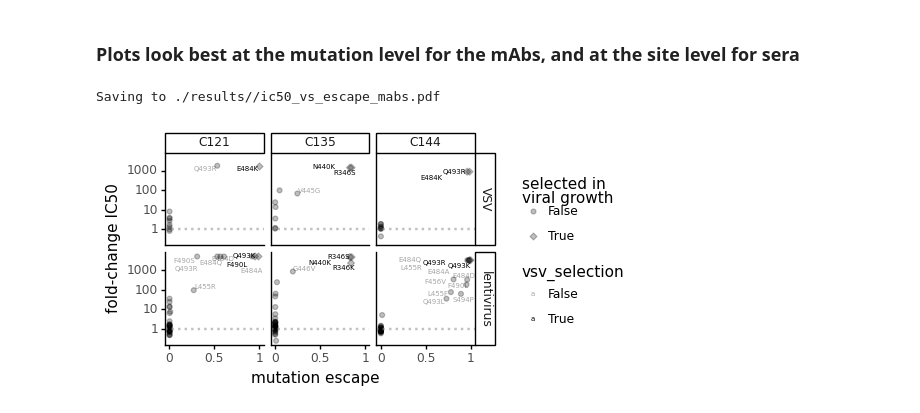
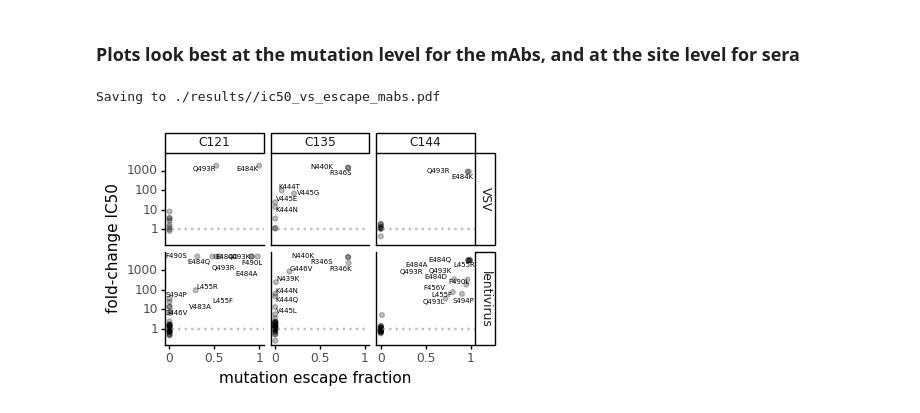
Before and after one commit to jbloomlab/SARS-CoV-2-RBD_MAP_Rockefeller, a Jupyter notebook: experimental_data/neutralization_plots.ipynb, the cells around one changed output. Saved outputs shown, nothing was run; the diff lists cells and outputs as text; code cells hidden in the pictures.

Commit message:
tweaks to figures comparing escape maps and neuts

```diff
--- a/experimental_data/neutralization_plots.ipynb
+++ b/experimental_data/neutralization_plots.ipynb
@@ -118,6 +134,10 @@ foldchange['mutation'] = foldchange['genotype'].str.slice(4, 5)
 foldchange['genotype'] = foldchange['genotype'].replace(regex=r'WT_1D7', value='WT')
 foldchange['genotype'] = foldchange['genotype'].replace(regex=r'WT_2E1', value='WT')
 
+# also assign column 'domain' to be 'NTD' if site is in ['148', '150', '151']
+# foldchange['domain'] = np.where(lambda x: foldchange['site'].isin ['148', '150', '151'], 'NTD', 'RBD')
+foldchange['domain'] =['NTD' if x in ['148', '150', '151'] else 'RBD' for x in foldchange['site']]
+
 foldchange = (foldchange.merge((structural_info[['antibody', 'site', 'site_category']]
                                 .assign(site=lambda x: x['site'].astype(str))
                                ),
@@ -232,6 +362,12 @@ escape_fracs_df = (escape_fracs
                           )
                   )
 
+strong_escape_sites_df = (strong_escape_sites.replace(sera_names)
+                          .query('condition in @samples')
+                          .rename(columns={'condition':'antibody',})
+                          .assign(strong_escape_site=True)
+                         )
+
 escape_fc = (foldchange
              [['antibody','genotype', 'wildtype', 'site', 'mutation', 'IC50_bound','fold_change','virus_type', 'site_category']]
              .rename(columns={'genotype':'mutant'})
@@ -247,6 +383,11 @@ escape_fc = (foldchange
                    how='left',
                    on=['antibody', 'mutant'])
              .fillna({'vsv_selection':False})
+             .merge(strong_escape_sites_df,
+                    how='left',
+                    on=['antibody','site']
+                   )
+             .fillna({'strong_escape_site':False})
             )
 escape_fc.head()
 # %% [output]
@@ -259,64 +400,53 @@ escape_fc.head()
 # %% [markdown]
 ### Plots look best at the mutation level for the mAbs, and at the site level for sera
 # %%
-#for metric in ['mut_escape', 'site_total_escape', 'site_avg_escape']:
+#for metric in ['mut_escape', 'site_total_escape']:
 
-# label all mutations with escape >0.1
+# label all mutations with escape >0.1 or fold-change >10
 mut_escape_min=0.075
+fold_change_min=10
 
 antibodies = ['C121', 'C135', 'C144']
 sera = ['COV-107','COV-72','COV-47']
 ab_sera = antibodies + sera
 
 label_df = (escape_fc
-            .query(f"(mut_escape>{mut_escape_min})")
+            .query(f"(mut_escape>{mut_escape_min} or fold_change>{fold_change_min})")
 #             .assign(antibody=lambda x: pd.Categorical(x['antibody'], antibodies, ordered=True))
            )
 
 # make mutation level plots for mabs
-#for virus in escape_fc['virus_type'].unique():
 p = (ggplot(escape_fc
-#             .query('antibody in @antibodies & virus_type in @virus')
             .query('antibody in @antibodies')
             .assign(antibody=lambda x: pd.Categorical(x['antibody'], antibodies, ordered=True))
            ) +
-     aes(x='mut_escape', y='fold_change', shape='vsv_selection') + #color='site_category',
+     aes(x='mut_escape', y='fold_change') +
      geom_jitter(alpha=0.25) +
      geom_hline(yintercept=1, linetype='dotted', size=1, alpha=0.6, color=CBPALETTE[0]) +
      geom_text(data=(escape_fc
                      .query('antibody in @antibodies')
                      .assign(antibody=lambda x: pd.Categorical(x['antibody'], antibodies, ordered=True))
-                     .query(f"(mut_escape>{mut_escape_min})")
+                     .query(f"(mut_escape>{mut_escape_min} or fold_change>{fold_change_min})")
                     ),
-               mapping=aes(label='mutant',alpha='vsv_selection'),
-               color='black',
+               mapping=aes(label='mutant'),
                size=5,
                adjust_text={'expand_points': (1.05, 1.05),
                             'expand_text': (1.05, 1.05)},
                ) +
-#      facet_wrap('virus_type~antibody', ncol=3) +
      facet_grid('virus_type~antibody') +
-     scale_x_continuous(breaks=[0, 0.5, 1], name='mutation escape') +
+     scale_x_continuous(breaks=[0, 0.5, 1], name='mutation escape fraction') +
      scale_y_log10(name='fold-change IC50') +
      theme_classic() +
      theme(figure_size=(4,2.5),
-          ) +
-     xlab('mutation escape')+
-#      scale_color_manual(values=[CBPALETTE[5], CBPALETTE[2], CBPALETTE[0], CBPALETTE[3], CBPALETTE[0]],
-#                         #values=[CBPALETTE[6], CBPALETTE[7], CBPALETTE[0], CBPALETTE[1], CBPALETTE[0]],
-#                             name='structural context') +
-     scale_shape_manual(values=['o','D'], name='selected in\nviral growth') +
-     scale_alpha_manual(values=[0.35, 1])
-#      +
-#      ggtitle(f'{virus} system')
+          )
     )
 
 _ = p.draw()
 
 # plotfile = f'{resultsdir}/ic50_vs_escape_mabs_{virus}.pdf'
 plotfile = f'{resultsdir}/ic50_vs_escape_mabs.pdf'
 print(f"Saving to {plotfile}")
 p.save(plotfile, verbose=False)
 # %% [output]
 Saving to ./results//ic50_vs_escape_mabs.pdf
-[figure, old version]
+[figure, new version]
```
Also changed, not shown: parts of 10 cells of this notebook, 10 other files.
